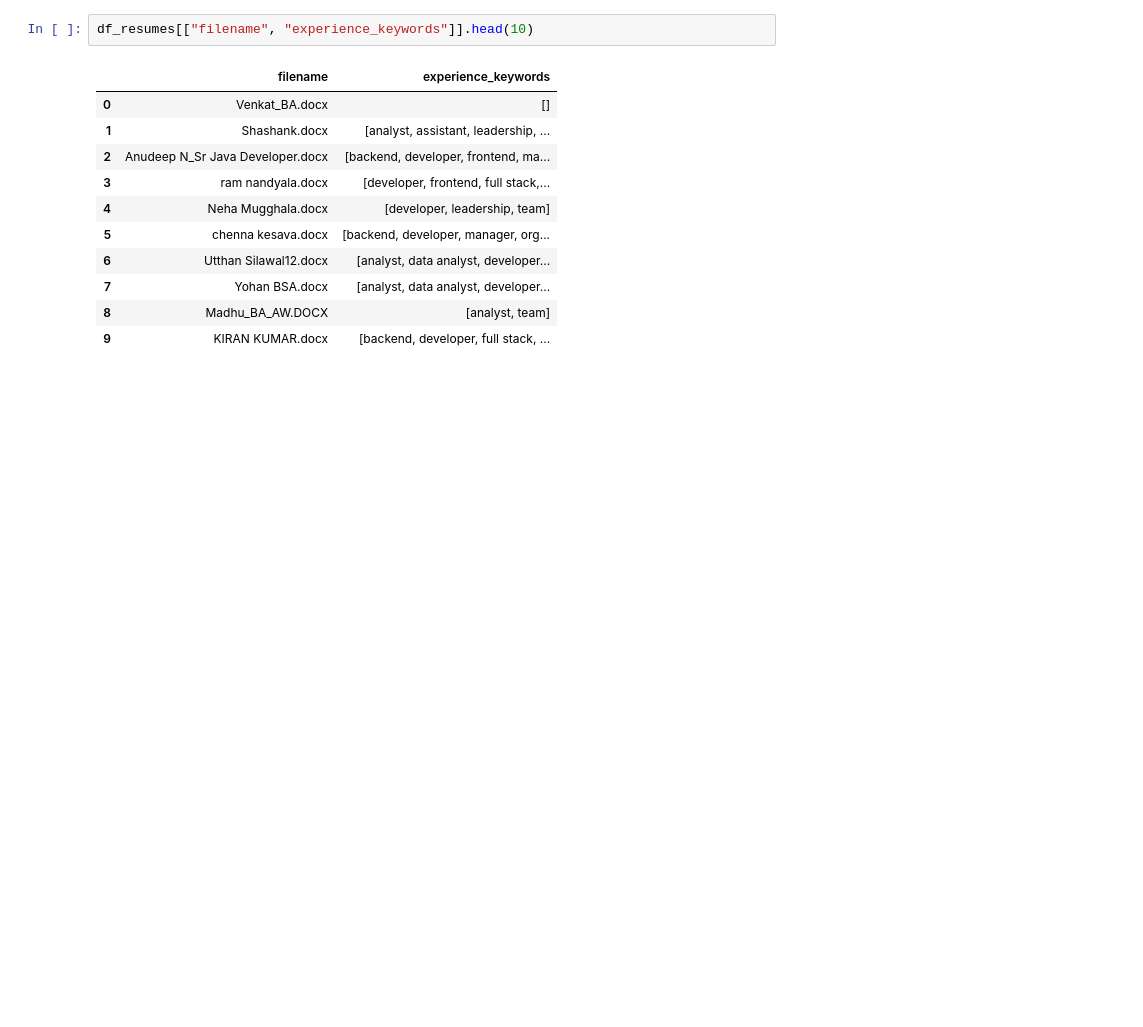
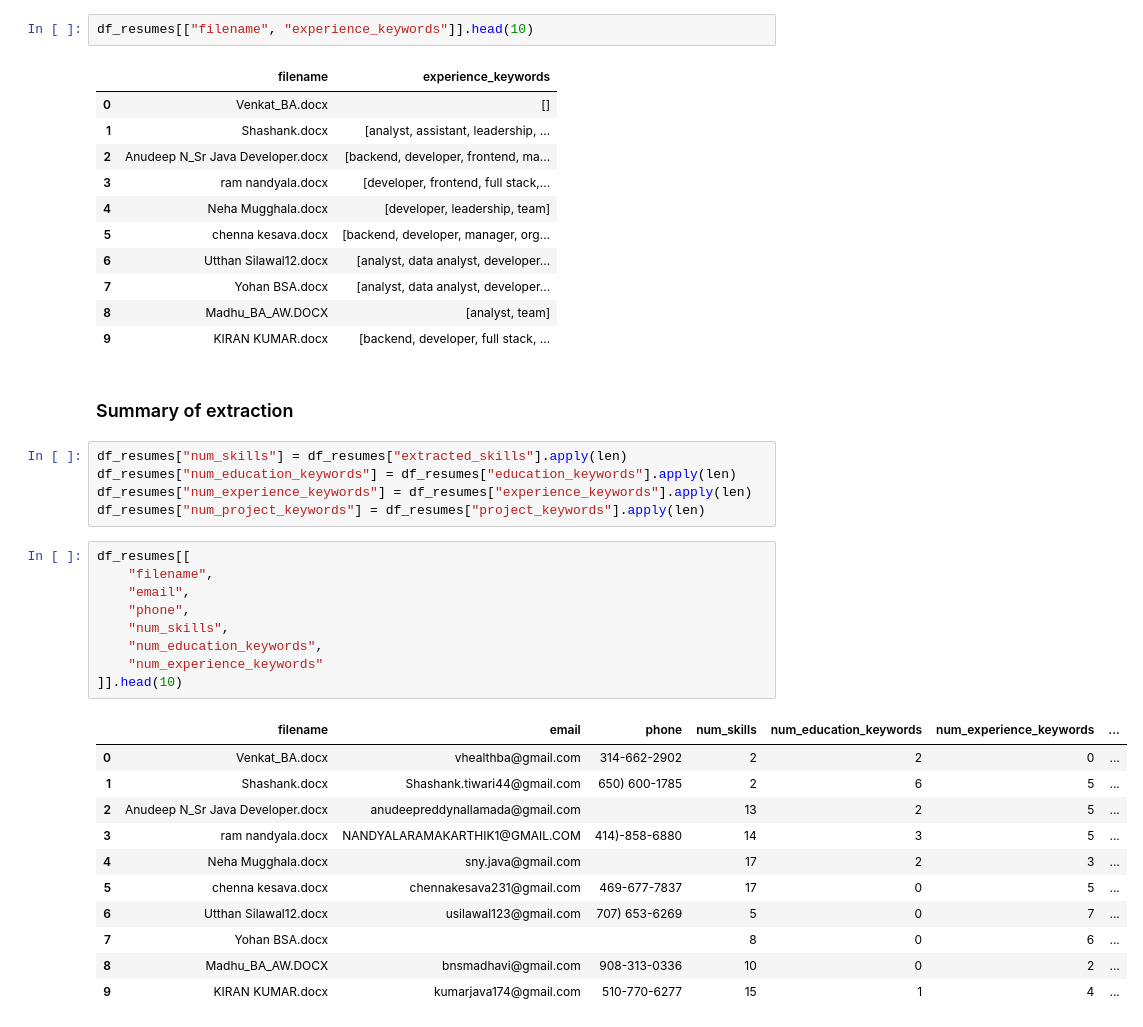
Before and after one commit to gracella12/ProjectPP_Kelompok4, a Jupyter notebook: pake-segmentasi.ipynb, the cells around one changed output. Drawn from its saved outputs; the diff is of its cells as text; blank space fills up the shorter version.

Commit message:
finished extraction

```diff
--- a/pake-segmentasi.ipynb
+++ b/pake-segmentasi.ipynb
@@ -567,3 +567,31 @@ df_resumes[["filename", "experience_keywords"]].head(10)
 | 7 | Yohan BSA.docx | [analyst, data analyst, developer... |
 | 8 | Madhu_BA_AW.DOCX | [analyst, team] |
 | 9 | KIRAN KUMAR.docx | [backend, developer, full stack, ... |
+# %% [markdown]
+### Summary of extraction
+# %%
+df_resumes["num_skills"] = df_resumes["extracted_skills"].apply(len)
+df_resumes["num_education_keywords"] = df_resumes["education_keywords"].apply(len)
+df_resumes["num_experience_keywords"] = df_resumes["experience_keywords"].apply(len)
+df_resumes["num_project_keywords"] = df_resumes["project_keywords"].apply(len)
+# %%
+df_resumes[[
+    "filename",
+    "email",
+    "phone",
+    "num_skills",
+    "num_education_keywords",
+    "num_experience_keywords"
+]].head(10)
+# %% [output]
+|  | filename | email | phone | num_skills | num_education_keywords | num_experience_keywords | ... |
+| 0 | Venkat_BA.docx | vhealthba@gmail.com | 314-662-2902 | 2 | 2 | 0 | ... |
+| 1 | Shashank.docx | Shashank.tiwari44@gmail.com | 650) 600-1785 | 2 | 6 | 5 | ... |
+| 2 | Anudeep N_Sr Java Developer.docx | anudeepreddynallamada@gmail.com |  | 13 | 2 | 5 | ... |
+| 3 | ram nandyala.docx | NANDYALARAMAKARTHIK1@GMAIL.COM | 414)-858-6880 | 14 | 3 | 5 | ... |
+| 4 | Neha Mugghala.docx | sny.java@gmail.com |  | 17 | 2 | 3 | ... |
+| 5 | chenna kesava.docx | chennakesava231@gmail.com | 469-677-7837 | 17 | 0 | 5 | ... |
+| 6 | Utthan Silawal12.docx | usilawal123@gmail.com | 707) 653-6269 | 5 | 0 | 7 | ... |
+| 7 | Yohan BSA.docx |  |  | 8 | 0 | 6 | ... |
+| 8 | Madhu_BA_AW.DOCX | bnsmadhavi@gmail.com | 908-313-0336 | 10 | 0 | 2 | ... |
+| 9 | KIRAN KUMAR.docx | kumarjava174@gmail.com | 510-770-6277 | 15 | 1 | 4 | ... |
```
